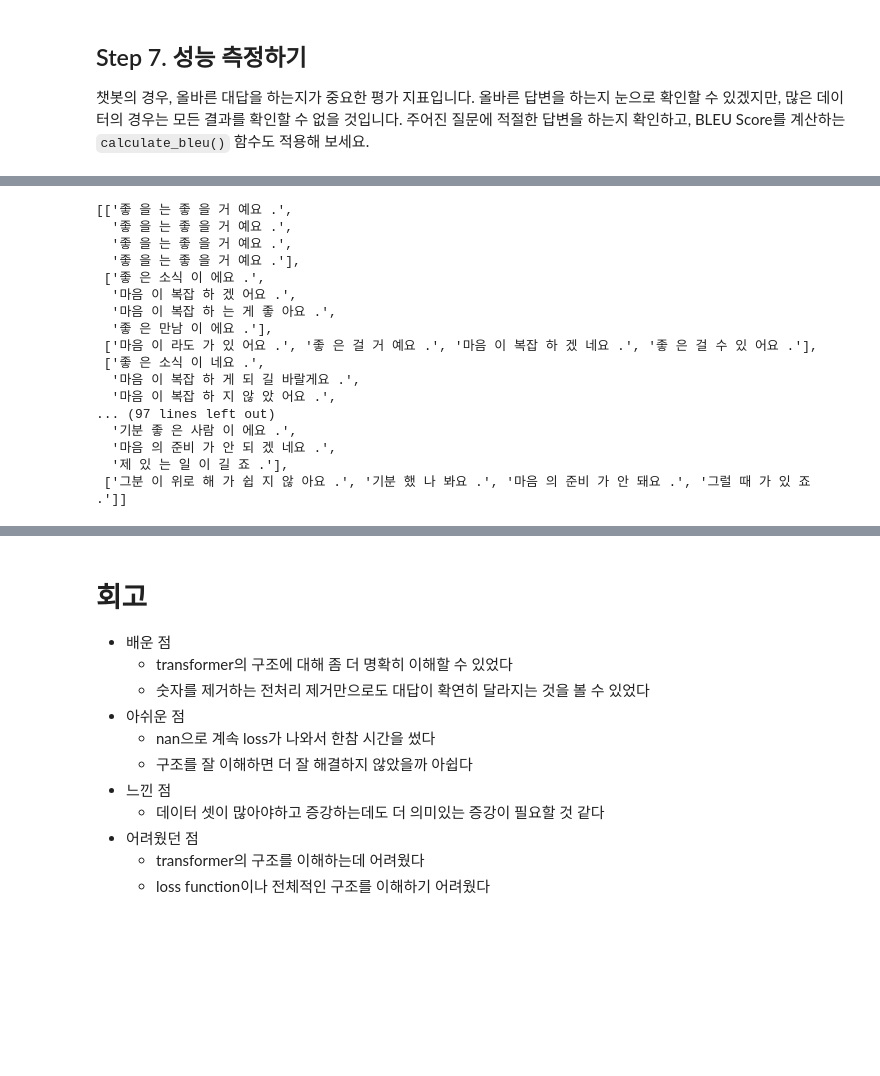
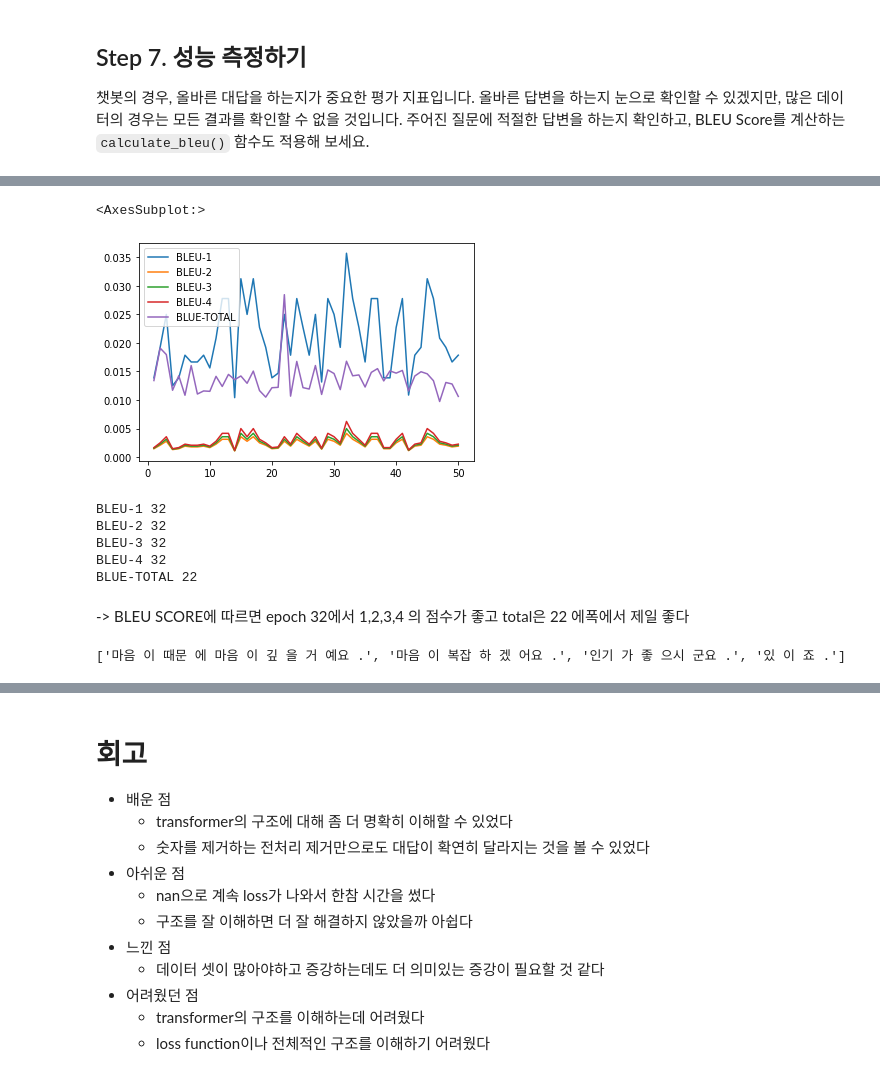
Before and after one commit to seongyeon1/aiffel, a Jupyter notebook: GoingDeeper/transformer_chatbot/Project_멋진_챗봇_만들기.ipynb, the cells around one changed output, grey strips where cells are left out. Drawn from its saved outputs; the diff is of its cells as text; code cells hidden in the pictures; blank space fills up the shorter version.

```diff
--- a/GoingDeeper/transformer_chatbot/Project_멋진_챗봇_만들기.ipynb
+++ b/GoingDeeper/transformer_chatbot/Project_멋진_챗봇_만들기.ipynb
@@ -800,10 +800,10 @@ def train_step(src, tgt, model, optimizer):
 # %%
 D_MODEL = 256
 N_LAYERS = 2
-N_HEADS = 4
-D_FF = 512
+N_HEADS = 8
+D_FF = 1024
 POS_LEN = MAX_LEN
-DROPOUT = 0.5
+DROPOUT = 0.3
 # %%
 VOCAB_SIZE = len(tokenizer.word_index) + 1
 # %%
@@ -1065,0 +1066,22 @@ BLEU-Total: 0.021105340631872645
+# %%
+bleu_dict = {}
+
+
+for idx, translate in enumerate(translates):
+    print(f"< epoch : {idx+1} >")
+    bleu1, bleu2, bleu3, bleu4, score = 0, 0, 0, 0, 0
+    for i, candidate in enumerate(translate):
+        bleu1 = calculate_bleu(reference, candidate, weights=[1, 0, 0, 0])
+        bleu2 = calculate_bleu(reference, candidate, weights=[0, 1, 0, 0])
+        bleu3 = calculate_bleu(reference, candidate, weights=[0, 0, 1, 0])
+        bleu4 = calculate_bleu(reference, candidate, weights=[0, 0, 0, 1])
+        score += calculate_bleu(reference, candidate)
+
+
+    print(f"    BLEU-1: {bleu1/ len(translate)}")
+    print(f"    BLEU-2: {bleu2/ len(translate)}")
+    print(f"    BLEU-3: {bleu3/ len(translate)}")
+    print(f"    BLEU-4: {bleu4/ len(translate)}")
+    print(f"    평균 BLEU-Total Score : {score/len(translate)}")
+    print('-'*40)
+    bleu_dict[idx+1] = np.array([bleu1, bleu2, bleu3, bleu4, score]) / len(translate)
@@ -1066,20 +1106,24 @@ BLEU-Total: 0.021105340631872645
+# %%
+bleu_df = pd.DataFrame(bleu_dict).T
+bleu_df.columns = ['BLEU-1','BLEU-2','BLEU-3','BLEU-4','BLUE-TOTAL']
+# %%
+bleu_df.plot()
+# %% [output]
+<AxesSubplot:>
+[figure, added]
+# %%
+for col in bleu_df.columns:
+    argmax = bleu_df[col].idxmax()
+    print(col, argmax)
+# %% [output]
+BLEU-1 32
+BLEU-2 32
+BLEU-3 32
+BLEU-4 32
+BLUE-TOTAL 22
+# %% [markdown]
+ -> BLEU SCORE에 따르면 epoch 32에서 1,2,3,4 의 점수가 좋고 total은 22 에폭에서 제일 좋다
 # %%
-translates
+translates[32-1]
 # %% [output]
-[['좋 을 는 좋 을 거 예요 .',
-  '좋 을 는 좋 을 거 예요 .',
-  '좋 을 는 좋 을 거 예요 .',
-  '좋 을 는 좋 을 거 예요 .'],
- ['좋 은 소식 이 에요 .',
-  '마음 이 복잡 하 겠 어요 .',
-  '마음 이 복잡 하 는 게 좋 아요 .',
-  '좋 은 만남 이 에요 .'],
- ['마음 이 라도 가 있 어요 .', '좋 은 걸 거 예요 .', '마음 이 복잡 하 겠 네요 .', '좋 은 걸 수 있 어요 .'],
- ['좋 은 소식 이 네요 .',
-  '마음 이 복잡 하 게 되 길 바랄게요 .',
-  '마음 이 복잡 하 지 않 았 어요 .',
-... (97 lines left out)
-  '기분 좋 은 사람 이 에요 .',
-  '마음 의 준비 가 안 되 겠 네요 .',
-  '제 있 는 일 이 길 죠 .'],
- ['그분 이 위로 해 가 쉽 지 않 아요 .', '기분 했 나 봐요 .', '마음 의 준비 가 안 돼요 .', '그럴 때 가 있 죠 .']]
+['마음 이 때문 에 마음 이 깊 을 거 예요 .', '마음 이 복잡 하 겠 어요 .', '인기 가 좋 으시 군요 .', '있 이 죠 .']
```
Also changed, not shown: parts of 17 cells of this notebook.
